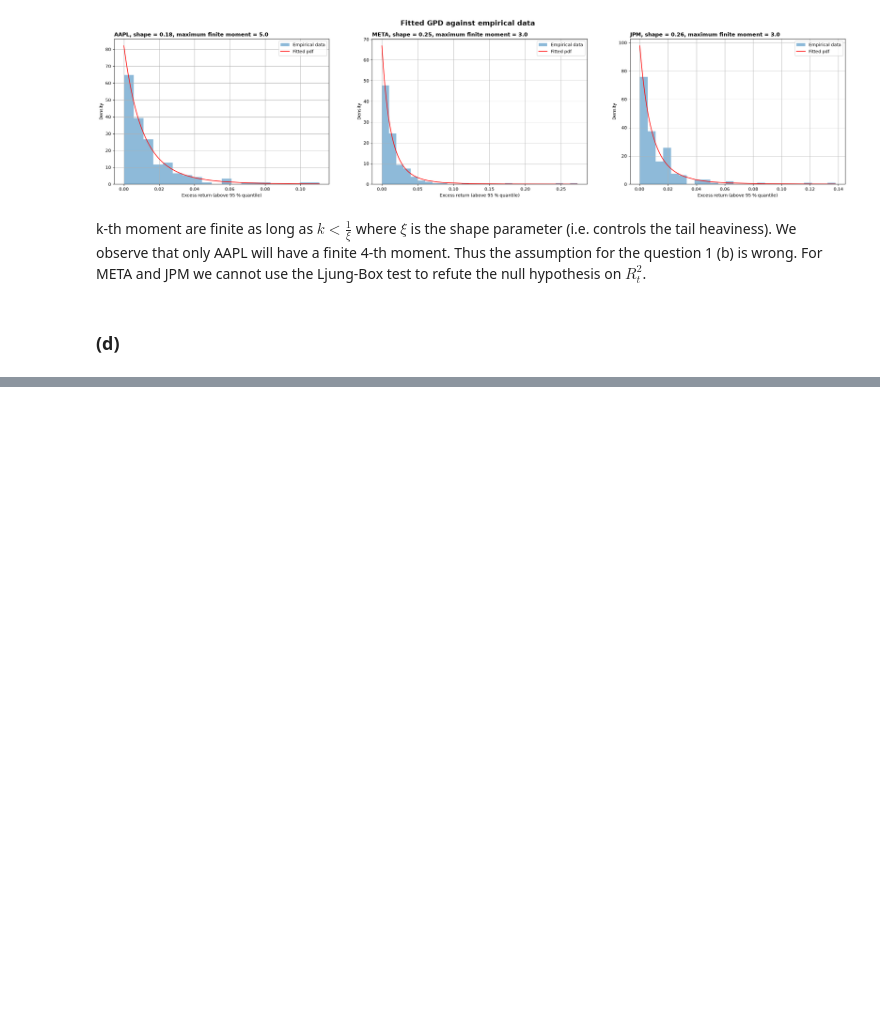
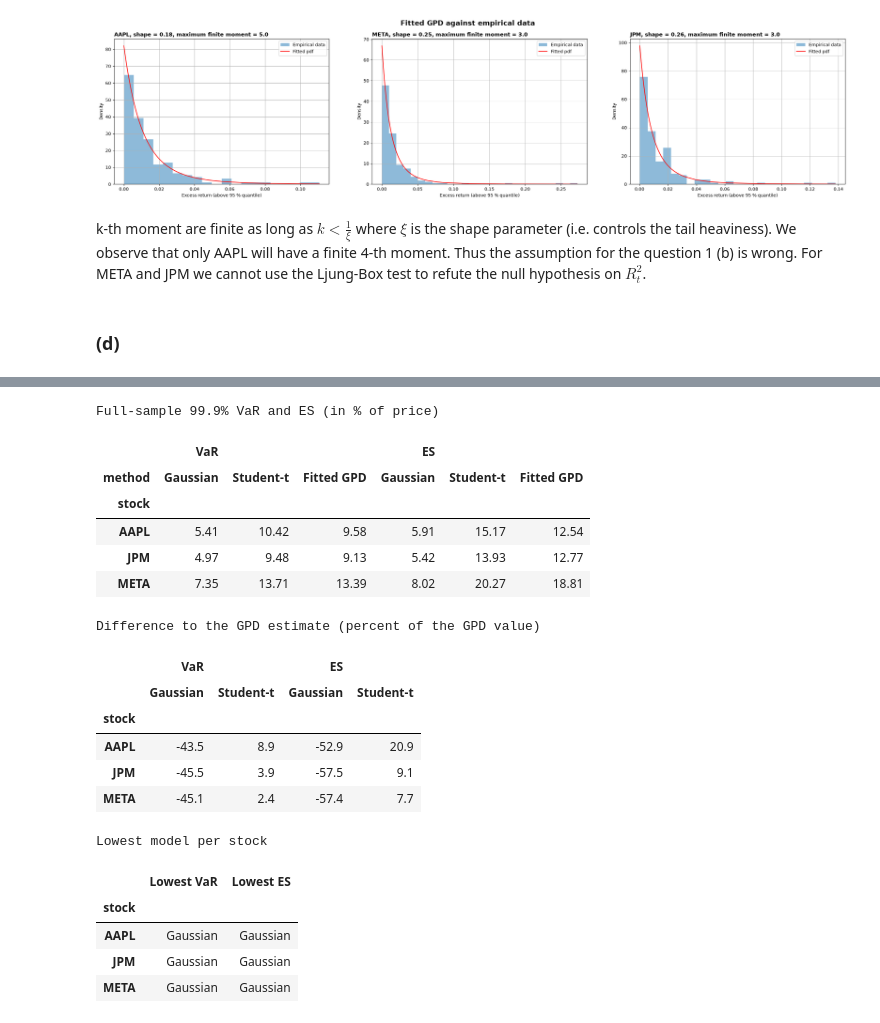
Before and after one commit to RomainFast121/quant-risk-project, a Jupyter notebook: Project_template.ipynb, the cells around one changed output, grey strips where cells are left out. Cells and saved outputs as stored; diff of their text form; code cells hidden in the pictures; blank space fills up the shorter version.

```diff
--- a/Project_template.ipynb
+++ b/Project_template.ipynb
@@ -528,0 +612,48 @@ k-th moment are finite as long as  $k < \frac{1}{\xi}$ where $\xi$ is the shape
+# %%
+order = ["Gaussian", "Student-t", "Fitted GPD"]
+
+# Long format -> one row per stock, columns (measure, method), in percent
+df = var_es_results_df.reset_index()
+tbl = (df.pivot(index="stock", columns="method", values=["VaR", "ES"])
+         .reindex(columns=order, level=1) * 100)
+
+# 1) Main comparison table (values in % of price)
+print(f"Full-sample {DEEP_ALPHA:.1%} VaR and ES (in % of price)")
+display(tbl.round(2))
+
+# 2) Percent difference of Gaussian and Student-t relative to the GPD
+rel = pd.DataFrame({
+    (m, meth): (tbl[(m, meth)] / tbl[(m, "Fitted GPD")] - 1) * 100
+    for m in ["VaR", "ES"] for meth in ["Gaussian", "Student-t"]
+})
+print("Difference to the GPD estimate (percent of the GPD value)")
+display(rel.round(1))
+
+# 3) Which model gives the lowest VaR and ES, per stock
+lowest = pd.DataFrame({
+    "Lowest VaR": tbl["VaR"].idxmin(axis=1),
+    "Lowest ES":  tbl["ES"].idxmin(axis=1),
+})
+print("Lowest model per stock")
+display(lowest)
+# %% [output]
+Full-sample 99.9% VaR and ES (in % of price)
+|  | VaR |  |  | ES |  |  |
+| method | Gaussian | Student-t | Fitted GPD | Gaussian | Student-t | Fitted GPD |
+| stock |  |  |  |  |  |  |
+| AAPL | 5.41 | 10.42 | 9.58 | 5.91 | 15.17 | 12.54 |
+| JPM | 4.97 | 9.48 | 9.13 | 5.42 | 13.93 | 12.77 |
+| META | 7.35 | 13.71 | 13.39 | 8.02 | 20.27 | 18.81 |
+Difference to the GPD estimate (percent of the GPD value)
+|  | VaR |  | ES |  |
+|  | Gaussian | Student-t | Gaussian | Student-t |
+| stock |  |  |  |  |
+| AAPL | -43.5 | 8.9 | -52.9 | 20.9 |
+| JPM | -45.5 | 3.9 | -57.5 | 9.1 |
+| META | -45.1 | 2.4 | -57.4 | 7.7 |
+Lowest model per stock
+|  | Lowest VaR | Lowest ES |
+| stock |  |  |
+| AAPL | Gaussian | Gaussian |
+| JPM | Gaussian | Gaussian |
+| META | Gaussian | Gaussian |
```
Also changed, not shown: parts of 2 cells of this notebook.
